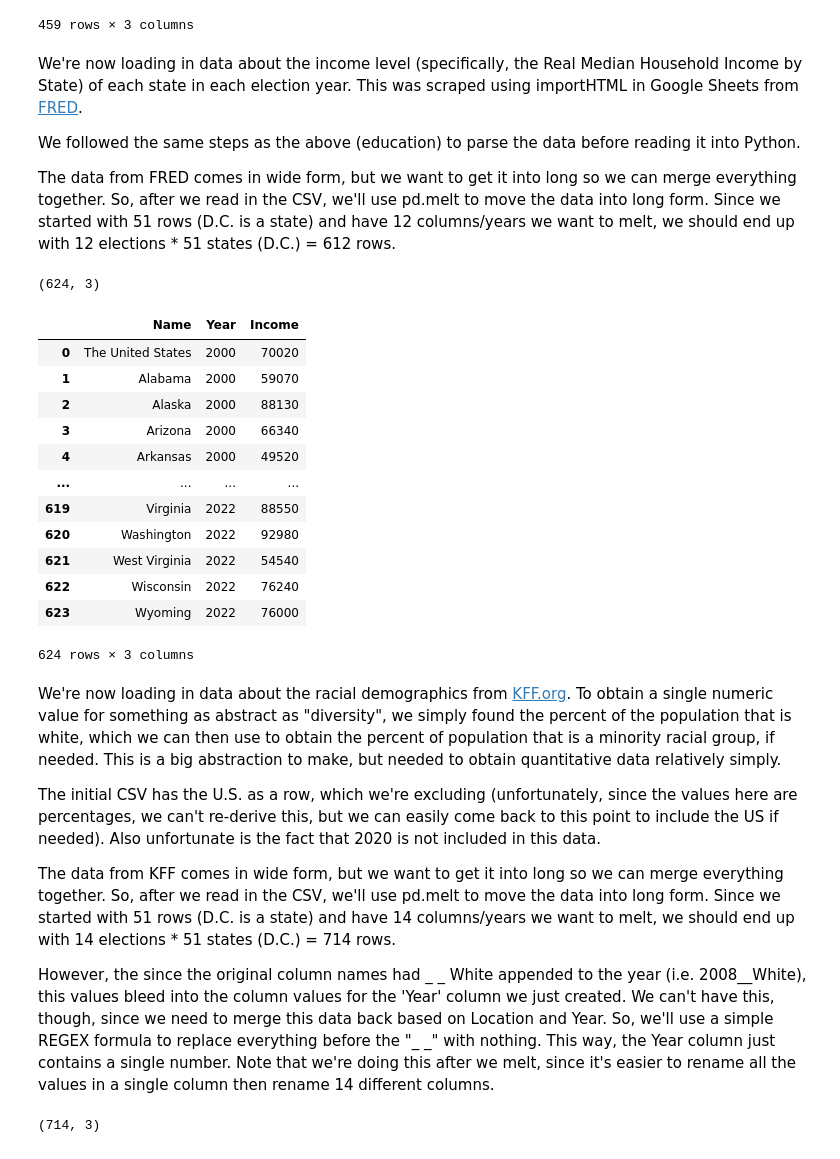
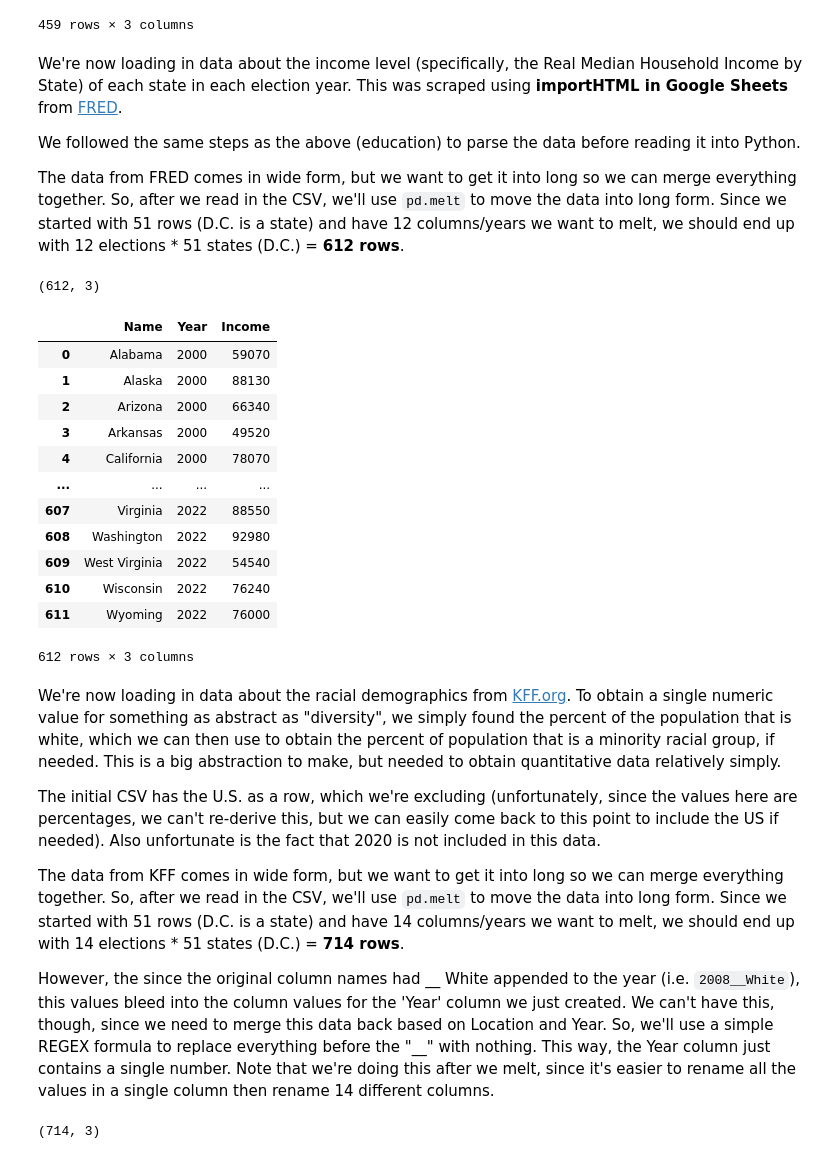
Before and after one commit to nikhilc52/info2950, a Jupyter notebook: ElectionDemographics.ipynb, the cells around one changed output. Cells and saved outputs as stored; diff of their text form; code cells hidden in the pictures.

````diff
--- a/ElectionDemographics.ipynb
+++ b/ElectionDemographics.ipynb
@@ -165,43 +176,43 @@ education
 | 458 | Wyoming | 2022 | 29.6 |
 459 rows × 3 columns
 # %% [markdown]
-We're now loading in data about the income level (specifically, the Real Median Household Income by State) of each state in each election year. This was scraped using importHTML in Google Sheets from [FRED](https://fred.stlouisfed.org/release/tables?rid=249&eid=259515&od=#).
+We're now loading in data about the income level (specifically, the Real Median Household Income by State) of each state in each election year. This was scraped using **importHTML in Google Sheets** from [FRED](https://fred.stlouisfed.org/release/tables?rid=249&eid=259515&od=#).
 
 We followed the same steps as the above (education) to parse the data before reading it into Python.
 
-The data from FRED comes in wide form, but we want to get it into long so we can merge everything together. So, after we read in the CSV, we'll use pd.melt to move the data into long form. Since we started with 51 rows (D.C. is a state) and have 12 columns/years we want to melt, we should end up with 12 elections * 51 states (D.C.) = 612 rows.
+The data from FRED comes in wide form, but we want to get it into long so we can merge everything together. So, after we read in the CSV, we'll use ```pd.melt``` to move the data into long form. Since we started with 51 rows (D.C. is a state) and have 12 columns/years we want to melt, we should end up with 12 elections * 51 states (D.C.) = **612 rows**.
 # %%
 #read in the csv
-income = pd.read_csv('data/income.csv', thousands=",")
+income = pd.read_csv('data/income.csv', thousands=",", skiprows=[1])
 #melt the data into long form
 income = income.melt(id_vars=['Name'],value_name="Income",var_name="Year")
 #print the shape of the dataframe as a sanity check, should be 612 rows
 print(income.shape)
 #print the data frame to make sure everything looks right
 income
 # %% [output]
-(624, 3)
+(612, 3)
 |  | Name | Year | Income |
-| 0 | The United States | 2000 | 70020 |
-| 1 | Alabama | 2000 | 59070 |
-| 2 | Alaska | 2000 | 88130 |
-| 3 | Arizona | 2000 | 66340 |
-| 4 | Arkansas | 2000 | 49520 |
+| 0 | Alabama | 2000 | 59070 |
+| 1 | Alaska | 2000 | 88130 |
+| 2 | Arizona | 2000 | 66340 |
+| 3 | Arkansas | 2000 | 49520 |
+| 4 | California | 2000 | 78070 |
 | ... | ... | ... | ... |
-| 619 | Virginia | 2022 | 88550 |
-| 620 | Washington | 2022 | 92980 |
-| 621 | West Virginia | 2022 | 54540 |
-| 622 | Wisconsin | 2022 | 76240 |
-| 623 | Wyoming | 2022 | 76000 |
+| 607 | Virginia | 2022 | 88550 |
+| 608 | Washington | 2022 | 92980 |
+| 609 | West Virginia | 2022 | 54540 |
+| 610 | Wisconsin | 2022 | 76240 |
+| 611 | Wyoming | 2022 | 76000 |
-624 rows × 3 columns
+612 rows × 3 columns
 # %% [markdown]
 We're now loading in data about the racial demographics from [KFF.org](https://www.kff.org/other/state-indicator/distribution-by-raceethnicity/?currentTimeframe=0&sortModel=%7B%22colId%22:%22Location%22,%22sort%22:%22asc%22%7D). To obtain a single numeric value for something as abstract as "diversity", we simply found the percent of the population that is white, which we can then use to obtain the percent of population that is a minority racial group, if needed. This is a big abstraction to make, but needed to obtain quantitative data relatively simply.
 
 The initial CSV has the U.S. as a row, which we're excluding (unfortunately, since the values here are percentages, we can't re-derive this, but we can easily come back to this point to include the US if needed). Also unfortunate is the fact that 2020 is not included in this data.
 
-The data from KFF comes in wide form, but we want to get it into long so we can merge everything together. So, after we read in the CSV, we'll use pd.melt to move the data into long form. Since we started with 51 rows (D.C. is a state) and have 14 columns/years we want to melt, we should end up with 14 elections * 51 states (D.C.) = 714 rows.
+The data from KFF comes in wide form, but we want to get it into long so we can merge everything together. So, after we read in the CSV, we'll use ```pd.melt``` to move the data into long form. Since we started with 51 rows (D.C. is a state) and have 14 columns/years we want to melt, we should end up with 14 elections * 51 states (D.C.) = **714 rows**.
 
-However, the since the original column names had _ _ White appended to the year (i.e. 2008__White), this values bleed into the column values for the 'Year' column we just created. We can't have this, though, since we need to merge this data back based on Location and Year. So, we'll use a simple REGEX formula to replace everything before the "_ _" with nothing. This way, the Year column just contains a single number. Note that we're doing this after we melt, since it's easier to rename all the values in a single column then rename 14 different columns.
+However, the since the original column names had __ White appended to the year (i.e. ```2008__White```), this values bleed into the column values for the 'Year' column we just created. We can't have this, though, since we need to merge this data back based on Location and Year. So, we'll use a simple REGEX formula to replace everything before the "__" with nothing. This way, the Year column just contains a single number. Note that we're doing this after we melt, since it's easier to rename all the values in a single column then rename 14 different columns.
 # %%
 #read in the CSV, skipping the row for the US as a whole
 diversity = pd.read_csv('data/diversity.csv', thousands=",", skiprows=[1])
````
Also changed, not shown: parts of 21 cells of this notebook.
